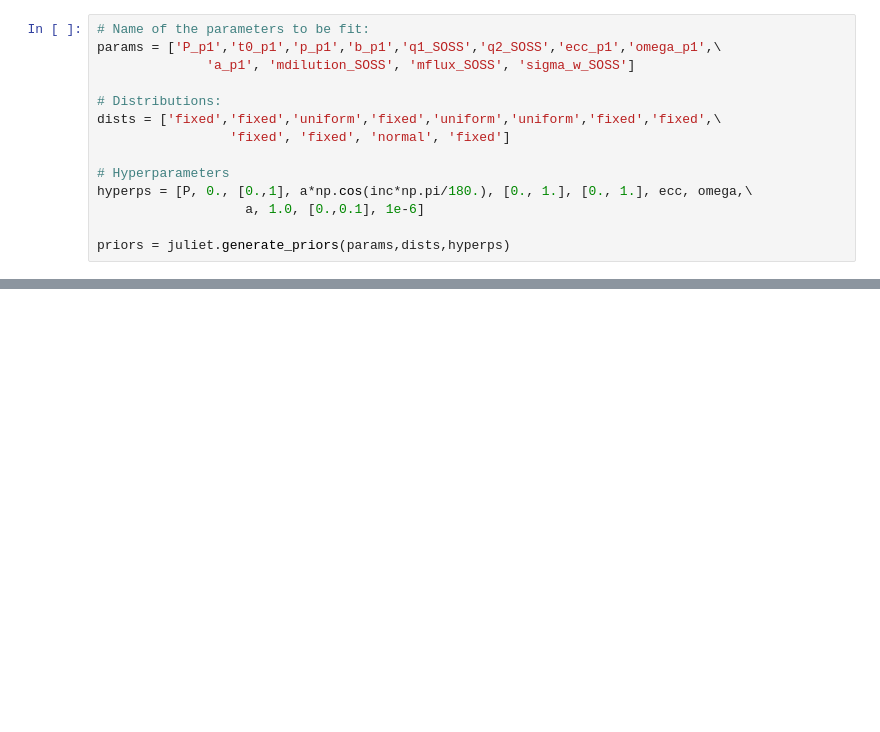
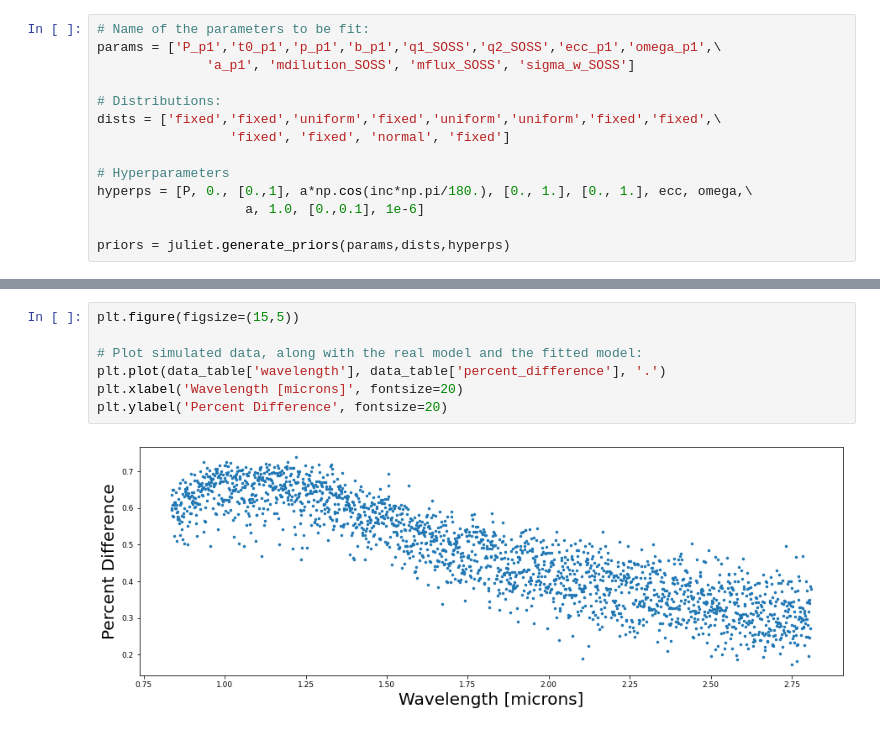
Before and after one commit to nespinoza/PandExoVSjuliet, a Jupyter notebook: II. Fitting All Wavelengths.ipynb, the cells around one changed output, grey strips where cells are left out. Saved outputs shown, nothing was run; the diff lists cells and outputs as text; blank space fills up the shorter version.

```diff
--- a/II. Fitting All Wavelengths.ipynb
+++ b/II. Fitting All Wavelengths.ipynb
@@ -147,0 +197,9 @@ pandexo_error = np.round(deptherror_PandExo[0]*1e6,1)
+# %%
+plt.figure(figsize=(15,5))
+
+# Plot simulated data, along with the real model and the fitted model:
+plt.plot(data_table['wavelength'], data_table['percent_difference'], '.')
+plt.xlabel('Wavelength [microns]', fontsize=20)
+plt.ylabel('Percent Difference', fontsize=20)
+# %% [output]
+[figure, added]
```
Also changed, not shown: parts of 20 cells of this notebook.
